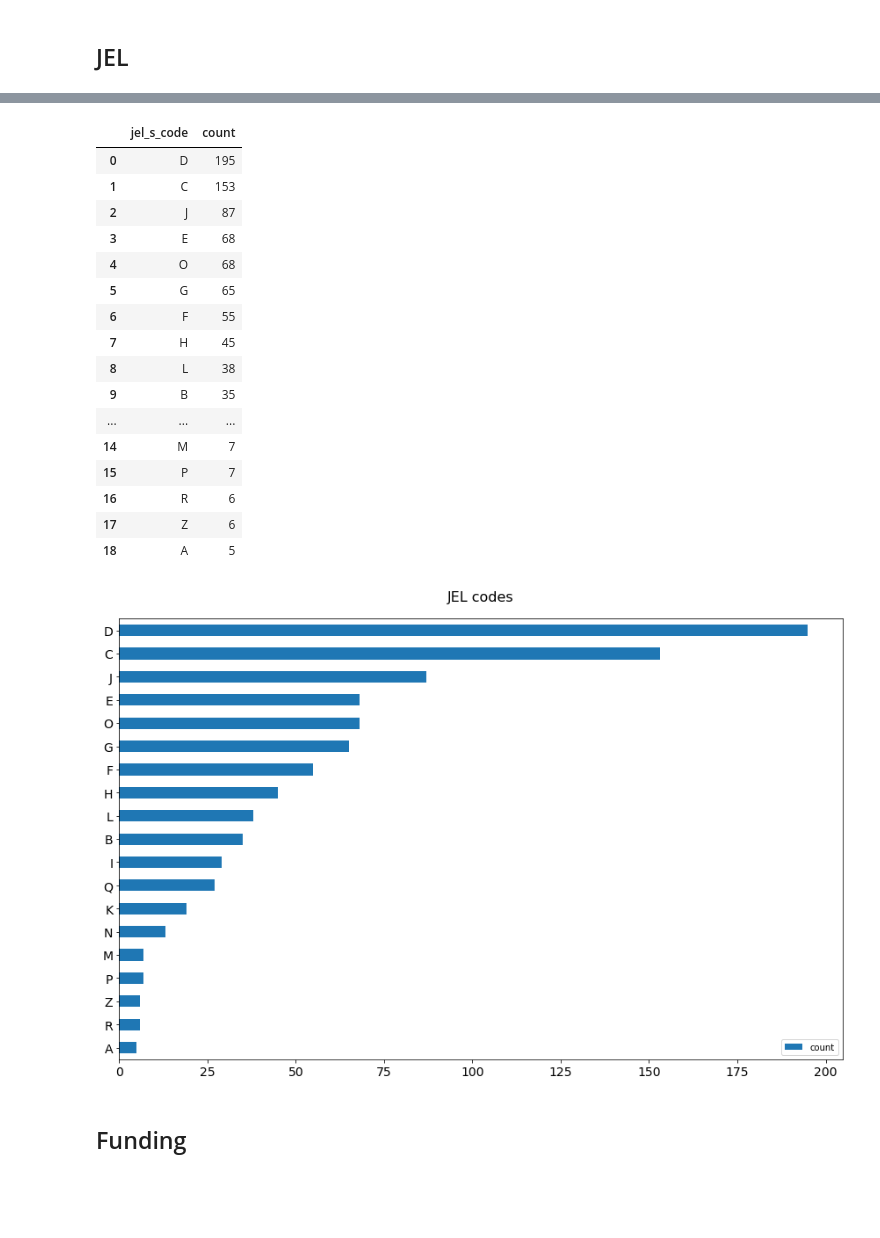
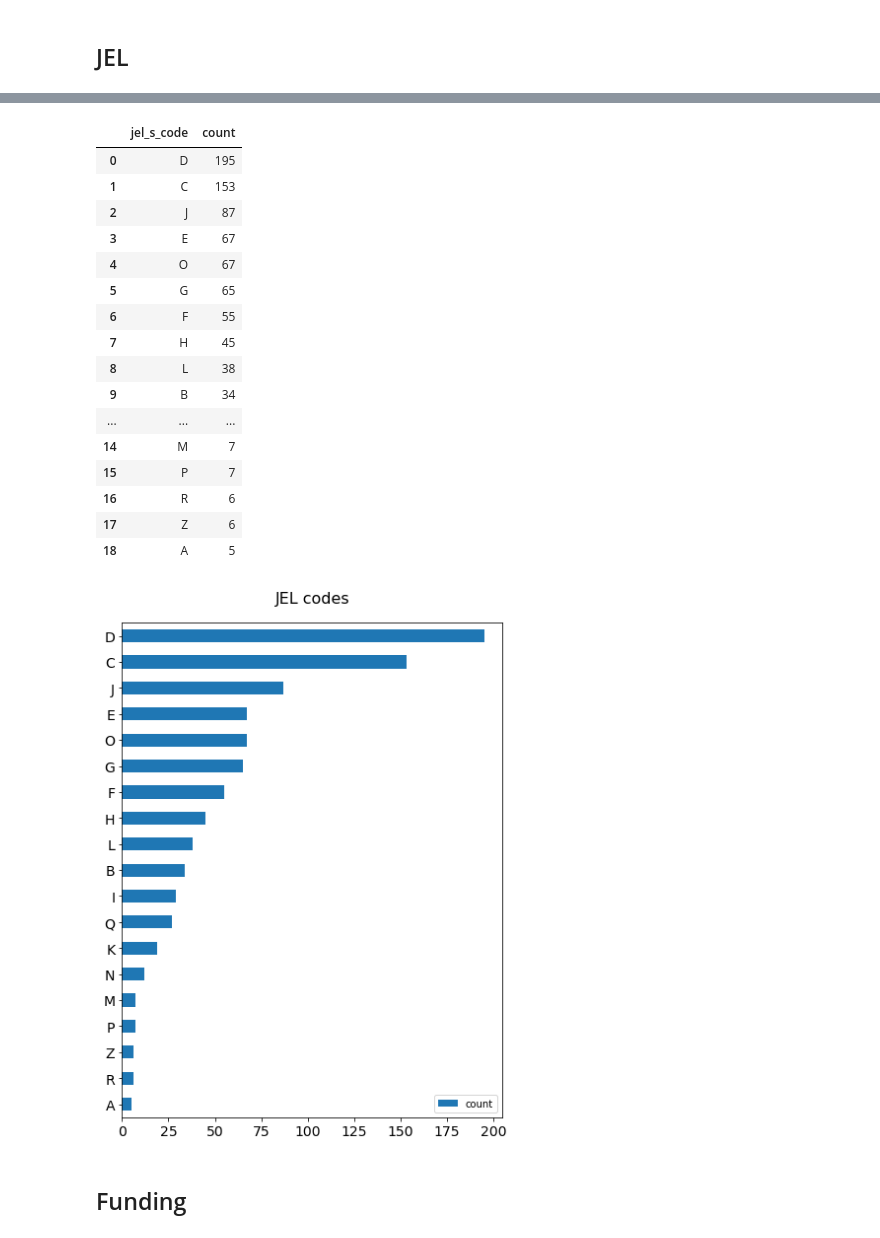
Before and after one commit to amelie-collin/Bibliometry-ces-2017-2021, a Jupyter notebook: reports/2023-hceres-ces/2023-hceres-ces.ipynb, the cells around one changed output, grey strips where cells are left out. Cells and saved outputs as stored; diff of their text form; code cells hidden in the pictures; blank space fills up the shorter version.

```diff
--- a/reports/2023-hceres-ces/2023-hceres-ces.ipynb
+++ b/reports/2023-hceres-ces/2023-hceres-ces.ipynb
@@ -39,7 +39,7 @@ Define primary constants
 # %%
 LAB_STRUCT_ID = 15080
 NON_ALPHA_NUMERIC_REGEX = re.compile('[^a-z0-9_-]', re.IGNORECASE)
-JSON_FILENAME = './result.2023-03-26T10-49.json'
+JSON_FILENAME = './result.2023-04-02T09-03.json'
 CURRENT_TIMESTAMP = datetime.datetime.now().timestamp()
 # %% [markdown]
 ## Functions
@@ -997,13 +1032,13 @@ count_jels
 | 0 | D | 195 |
 | 1 | C | 153 |
 | 2 | J | 87 |
-| 3 | E | 68 |
-| 4 | O | 68 |
+| 3 | E | 67 |
+| 4 | O | 67 |
 | 5 | G | 65 |
 | 6 | F | 55 |
 | 7 | H | 45 |
 | 8 | L | 38 |
-| 9 | B | 35 |
+| 9 | B | 34 |
 | ... | ... | ... |
 | 14 | M | 7 |
 | 15 | P | 7 |
@@ -1013,20 +1048,20 @@ count_jels
 # %%
 p = count_jels.sort_values(by=['count']).plot(
     kind='barh',
     title='JEL',
     x='jel_s_code',
     y='count',
     xlabel='',
     ylabel='',
-    figsize=(12, 8),
+    figsize=(6, 8),
     fontsize=14,
     rot=0,
 )
 p.set_title('JEL codes', pad=20, fontdict={'fontsize': 16})
 plt.tight_layout()
 p.get_figure().savefig(f'./exports/jel_first_level_repartition.png', bbox_inches='tight')
 # %% [output]
-[figure, old version]
+[figure, new version]
 # %% [markdown]
 ## Funding
 # %%
```
Also changed, not shown: parts of 61 cells of this notebook, 7 other files.
